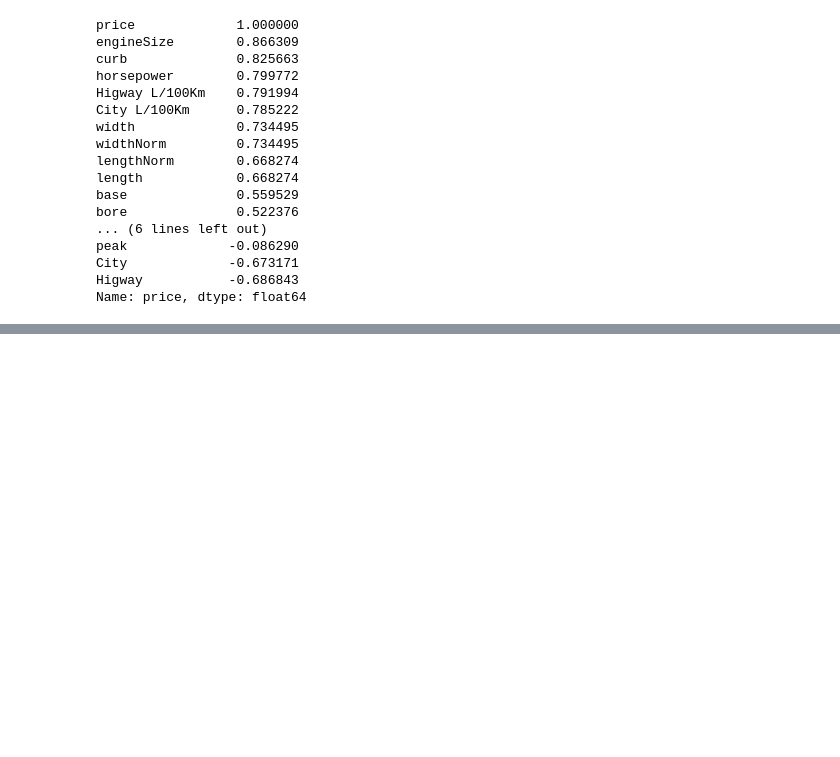
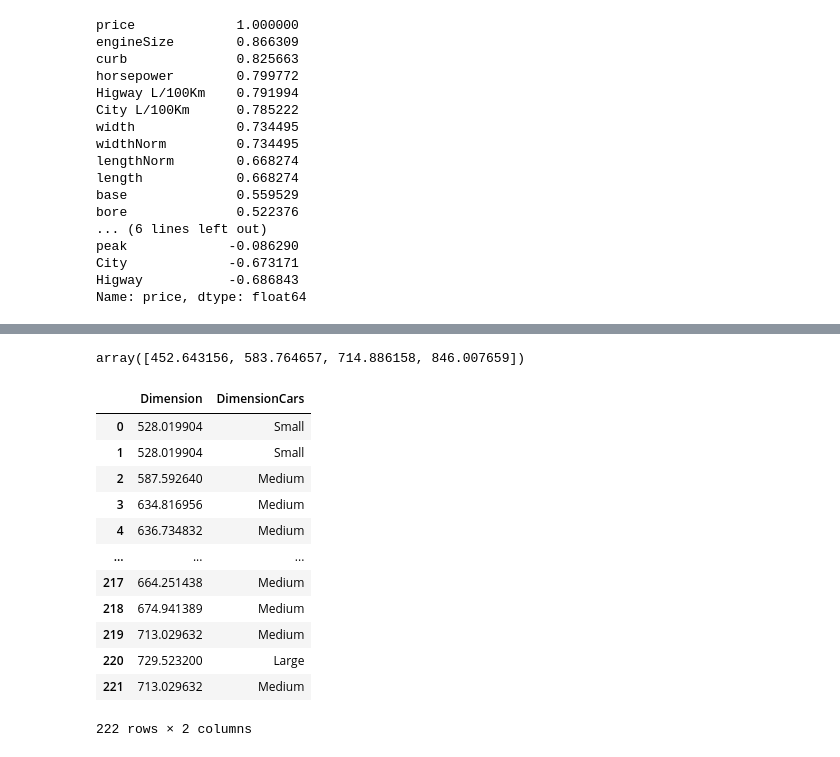
Before and after one commit to Jeffry0412/Proyecto-Final, a Jupyter notebook: EDA_Autos.ipynb, the cells around one changed output, grey strips where cells are left out. Cells and saved outputs as stored; diff of their text form; code cells hidden in the pictures; blank space fills up the shorter version.

```diff
--- a/EDA_Autos.ipynb
+++ b/EDA_Autos.ipynb
@@ -956,0 +1008,23 @@ plt.plot(dfAutos["engineSize"], trend, "r");
+# %%
+bins = np.linspace(min(dfAutos["Dimension"]), max(dfAutos["Dimension"]), 4)
+bins
+# %% [output]
+array([452.643156, 583.764657, 714.886158, 846.007659])
+# %%
+groupNames = ["Small", "Medium", "Large"] #Clasifico en 3 categorías las dimensiones de los vehículos
+dfAutos["DimensionCars"] = pd.cut(dfAutos["Dimension"], bins, labels = groupNames, include_lowest = True)
+dfAutos[["Dimension", "DimensionCars"]]
+# %% [output]
+|  | Dimension | DimensionCars |
+| 0 | 528.019904 | Small |
+| 1 | 528.019904 | Small |
+| 2 | 587.592640 | Medium |
+| 3 | 634.816956 | Medium |
+| 4 | 636.734832 | Medium |
+| ... | ... | ... |
+| 217 | 664.251438 | Medium |
+| 218 | 674.941389 | Medium |
+| 219 | 713.029632 | Medium |
+| 220 | 729.523200 | Large |
+| 221 | 713.029632 | Medium |
+222 rows × 2 columns
```
Also changed, not shown: parts of 21 cells of this notebook.
